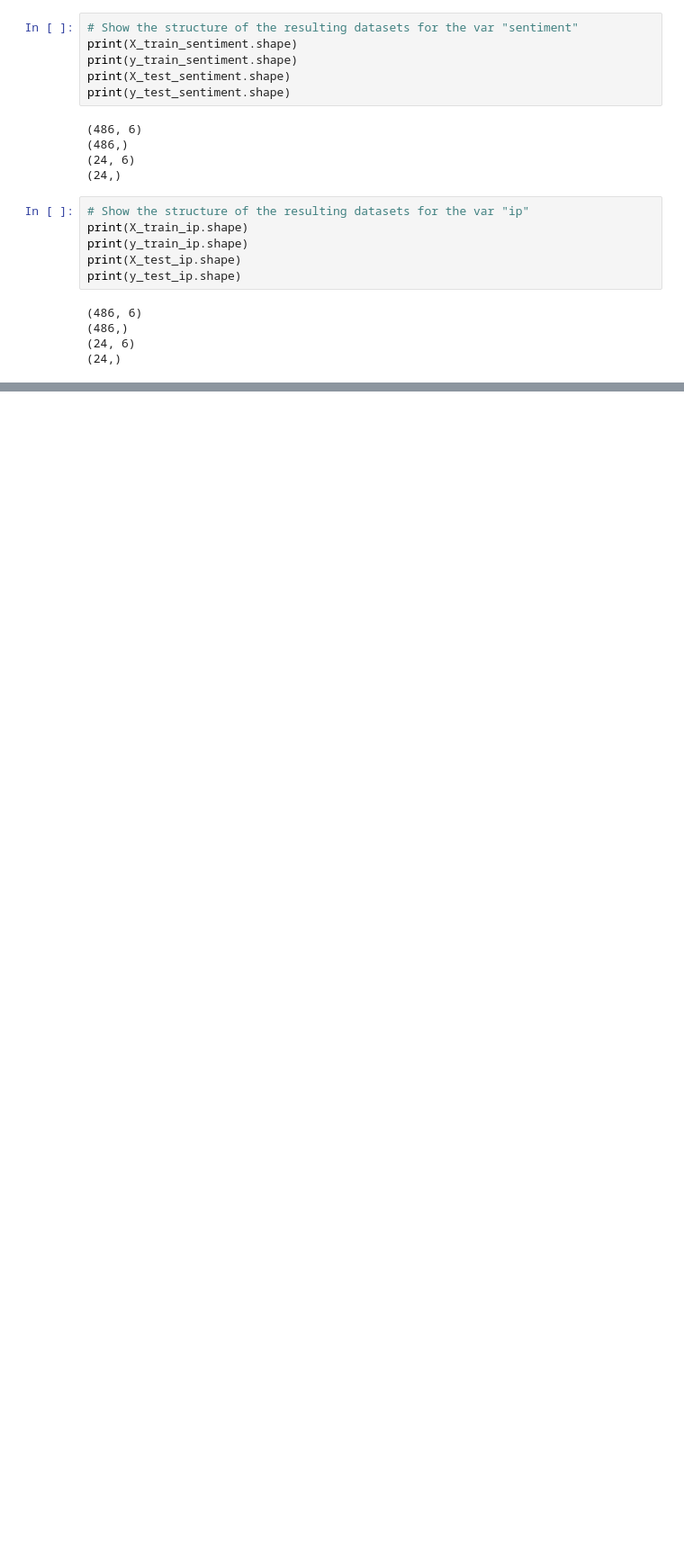
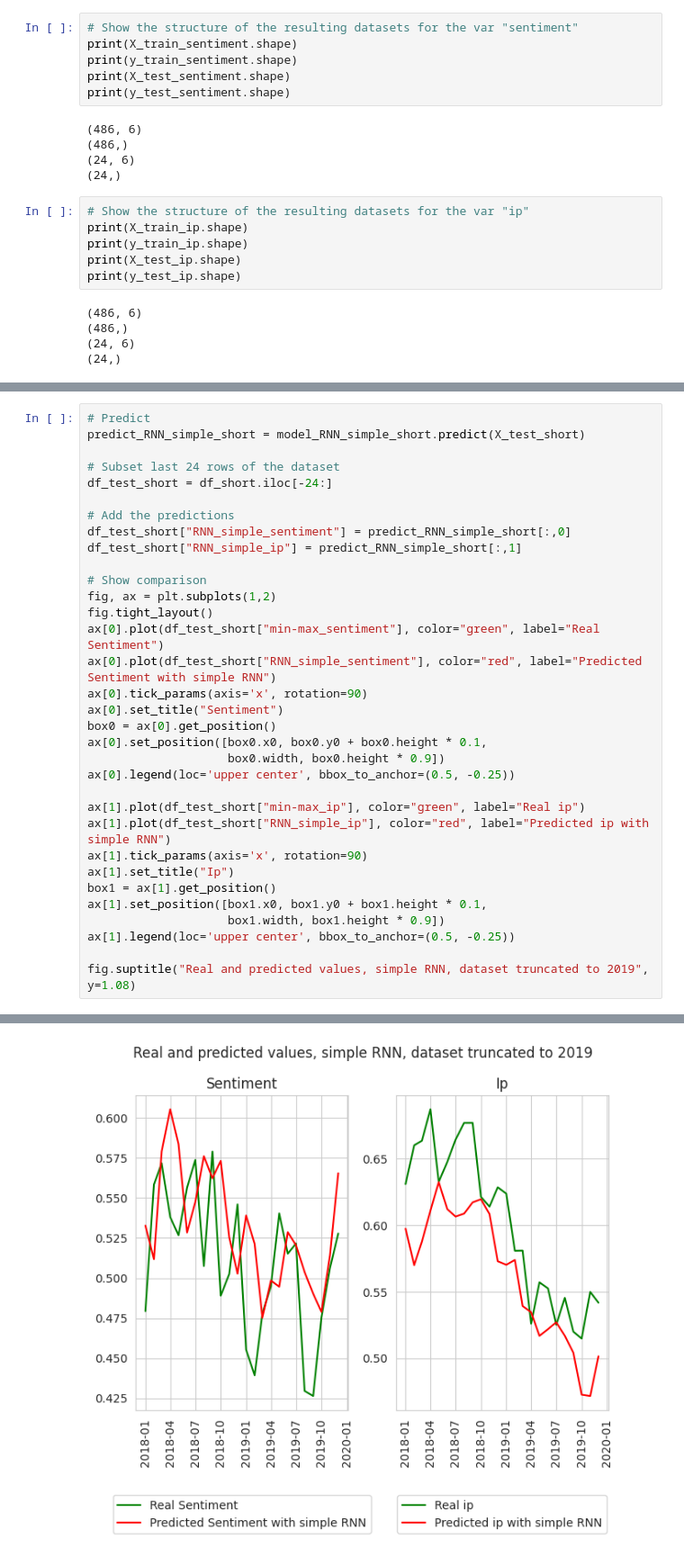
Before and after one commit to svalbuenaa/deep_learning_RNNs, a Jupyter notebook: deep-learning-rnns.ipynb, the cells around one changed output, grey strips where cells are left out. Shown at 90% size. Saved outputs shown, nothing was run; the diff lists cells and outputs as text; blank space fills up the shorter version.

```diff
--- a/deep-learning-rnns.ipynb
+++ b/deep-learning-rnns.ipynb
@@ -451,0 +714,34 @@ print(y_test_ip.shape)
+# %%
+# Predict
+predict_RNN_simple_short = model_RNN_simple_short.predict(X_test_short)
+
+# Subset last 24 rows of the dataset
+df_test_short = df_short.iloc[-24:]
+
+# Add the predictions
+df_test_short["RNN_simple_sentiment"] = predict_RNN_simple_short[:,0]
+df_test_short["RNN_simple_ip"] = predict_RNN_simple_short[:,1]
+
+# Show comparison
+fig, ax = plt.subplots(1,2)
+fig.tight_layout()
+ax[0].plot(df_test_short["min-max_sentiment"], color="green", label="Real Sentiment")
+ax[0].plot(df_test_short["RNN_simple_sentiment"], color="red", label="Predicted Sentiment with simple RNN")
+ax[0].tick_params(axis='x', rotation=90)
+ax[0].set_title("Sentiment")
+box0 = ax[0].get_position()
+ax[0].set_position([box0.x0, box0.y0 + box0.height * 0.1,
+                    box0.width, box0.height * 0.9])
+ax[0].legend(loc='upper center', bbox_to_anchor=(0.5, -0.25))
+
+ax[1].plot(df_test_short["min-max_ip"], color="green", label="Real ip")
+ax[1].plot(df_test_short["RNN_simple_ip"], color="red", label="Predicted ip with simple RNN")
+ax[1].tick_params(axis='x', rotation=90)
+ax[1].set_title("Ip")
+box1 = ax[1].get_position()
+ax[1].set_position([box1.x0, box1.y0 + box1.height * 0.1,
+                    box1.width, box1.height * 0.9])
+ax[1].legend(loc='upper center', bbox_to_anchor=(0.5, -0.25))
+
+fig.suptitle("Real and predicted values, simple RNN, dataset truncated to 2019", y=1.08)
+# %% [output]
@@ -451,0 +750 @@ print(y_test_ip.shape)
+[figure, added]
```
Also changed, not shown: parts of 19 cells of this notebook.
